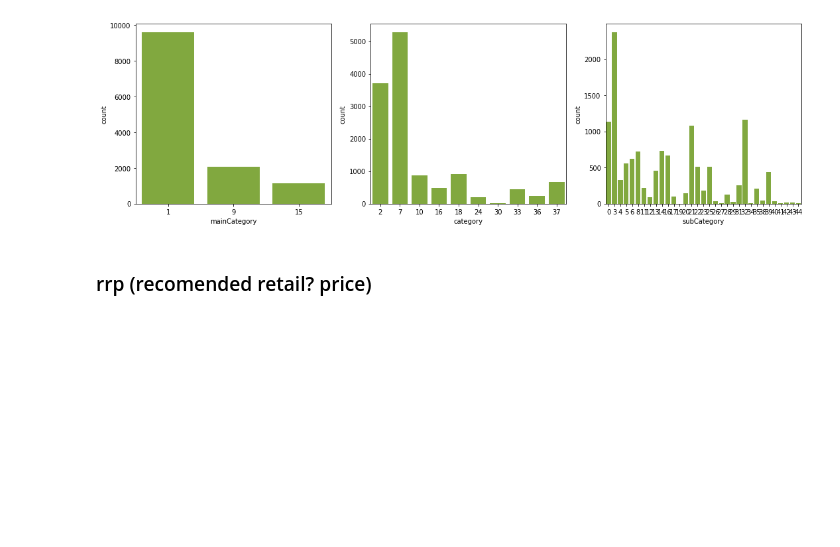
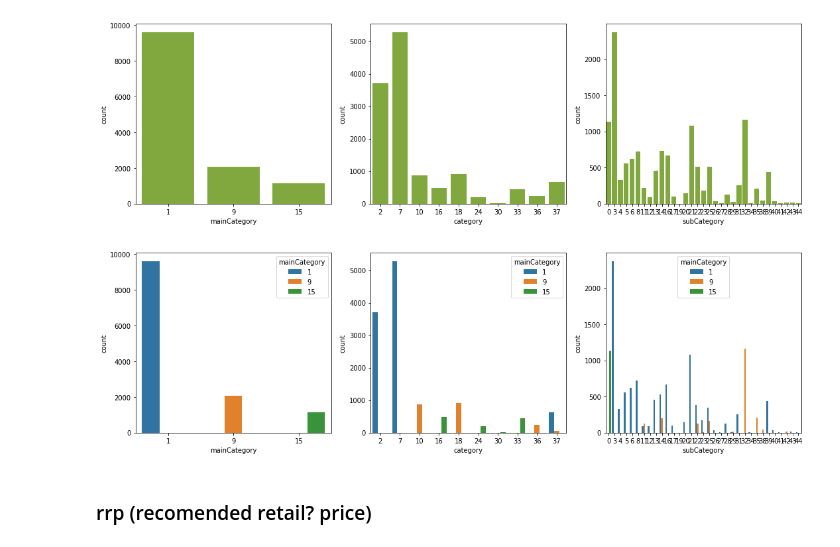
Before and after one commit to TomaszStepien/Data-Mining-Cup-2018, a Jupyter notebook: EDA.ipynb, the cells around one changed output. Cells and saved outputs as stored; diff of their text form; code cells hidden in the pictures; blank space fills up the shorter version.

```diff
--- a/EDA.ipynb
+++ b/EDA.ipynb
@@ -171,6 +171,13 @@ s2 = sns.countplot(x='category', data=items, ax=ax[1], color=plot_color)
 s3 = sns.countplot(x='subCategory', data=items, ax=ax[2], color=plot_color)
 # %% [output]
 [figure]
+# %%
+fig, ax = plt.subplots(1, 3, figsize=(18, 5))
+s1 = sns.countplot(x='mainCategory', data=items, ax=ax[0], hue='mainCategory')
+s2 = sns.countplot(x='category', data=items, ax=ax[1], hue='mainCategory')
+s3 = sns.countplot(x='subCategory', data=items, ax=ax[2], hue='mainCategory')
+# %% [output]
+[figure, added]
 # %% [markdown]
 ### rrp (recomended retail? price)
 # %%
```
Also changed, not shown: parts of 21 cells of this notebook, 2 other files.
